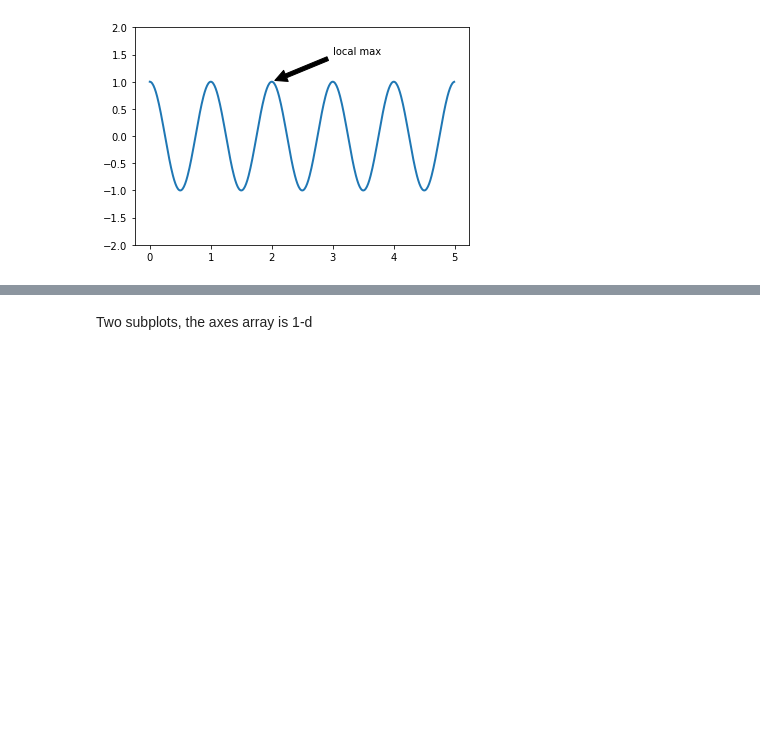
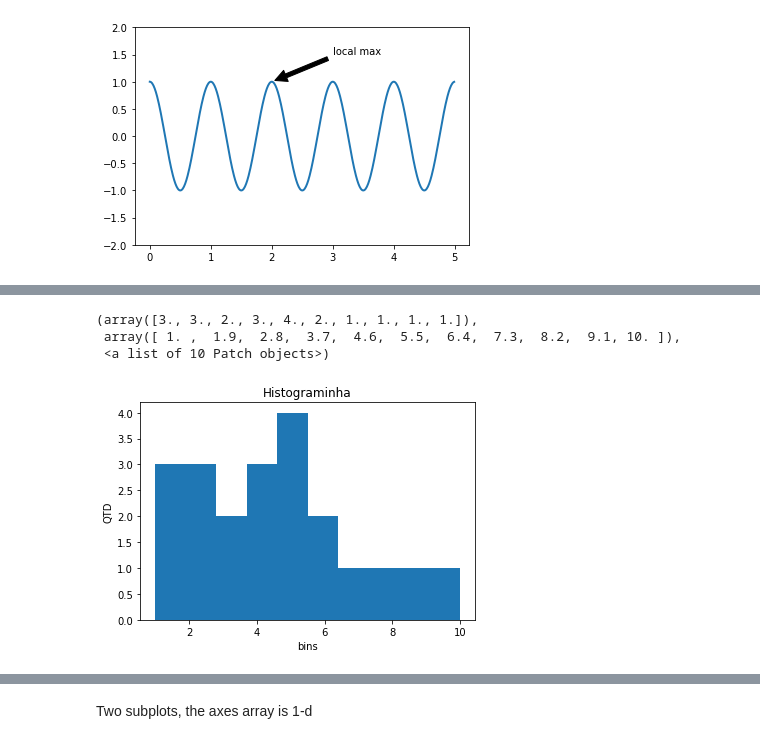
Before and after one commit to TLAndrade/FGV_Programming_Languages, a Jupyter notebook: Python/Notebooks/Aula_12_Numpy_Matplotlib_Pandas-Copy1.ipynb, the cells around one changed output, grey strips where cells are left out. Drawn from its saved outputs; the diff is of its cells as text; code cells hidden in the pictures; blank space fills up the shorter version.

```diff
--- a/Python/Notebooks/Aula_12_Numpy_Matplotlib_Pandas-Copy1.ipynb
+++ b/Python/Notebooks/Aula_12_Numpy_Matplotlib_Pandas-Copy1.ipynb
@@ -418,3 +422,16 @@ plt.show()
+# %%
+T = np.array([1,1,1,2,3,4,2,3,6,2,7,4,6,8,5,9,10,5,5,5,4])
+#plt.figure()
+plt.title("Histograminha")
+plt.ylabel("QTD")
+plt.xlabel("bins")
+plt.hist(T, bins=10)
+#plt.show()
+# %% [output]
+(array([3., 3., 2., 3., 4., 2., 1., 1., 1., 1.]),
+ array([ 1. ,  1.9,  2.8,  3.7,  4.6,  5.5,  6.4,  7.3,  8.2,  9.1, 10. ]),
+ <a list of 10 Patch objects>)
+[figure, added]
 # %%
 mu, sigma = 100, 15
 xh = mu + sigma * np.random.randn(100000)
```
Also changed, not shown: parts of 89 cells of this notebook, 7 other files.
